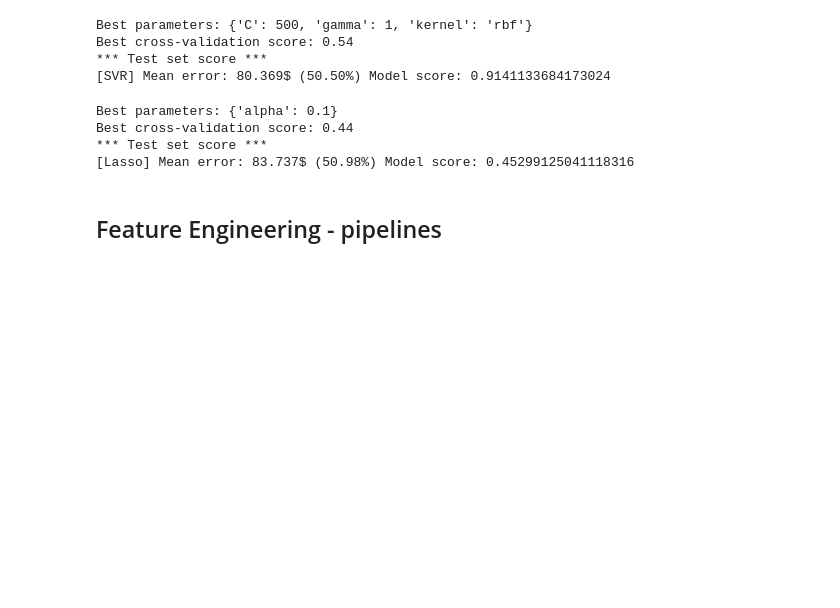
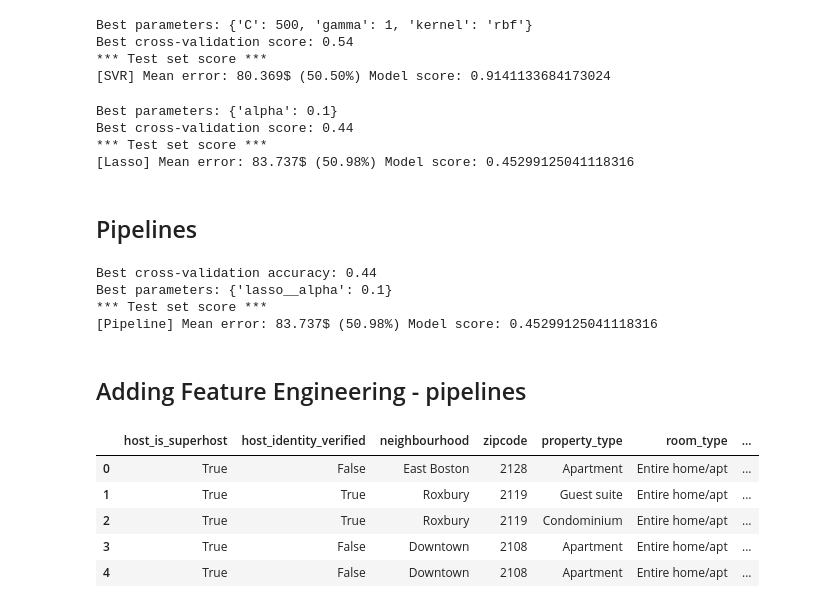
Before and after one commit to icta-tecaji/python-machine-learning-public, a Jupyter notebook: 03_Feature_Engineering/10_General_example.ipynb, the cells around one changed output. Cells and saved outputs as stored; diff of their text form; code cells hidden in the pictures; blank space fills up the shorter version.

```diff
--- a/03_Feature_Engineering/10_General_example.ipynb
+++ b/03_Feature_Engineering/10_General_example.ipynb
@@ -261,5 +262,61 @@ Best parameters: {'alpha': 0.1}
 Best cross-validation score: 0.44
 *** Test set score ***
 [Lasso] Mean error: 83.737$ (50.98%) Model score: 0.45299125041118316
+# %% [markdown]
+## Pipelines
+# %%
+from sklearn.pipeline import make_pipeline
+from sklearn.model_selection import GridSearchCV
+
+airbnb_boston = pd.read_pickle("data/boston_listings_clean2.pkl")
+airbnb_boston_numeric = airbnb_boston.select_dtypes(include='number')
+airbnb_boston_numeric.dropna(axis = 0, how ='any', inplace=True)
+
+def run_regression_pipeline(data, model, param_grid):
+    X = data.drop(columns=["price_usd"]).values
+    y = data["price_usd"].values
+    X_train, X_test, y_train, y_test = train_test_split(X, y, test_size=0.2, random_state=0)
+
+    # Dodajte pipeline
+    pipe = make_pipeline(StandardScaler(), model)
+    grid = GridSearchCV(pipe, param_grid=param_grid, cv=5)
+    grid.fit(X_train, y_train)
+
+    # ocenjevanje modela
+    print(f"Best cross-validation accuracy: {grid.best_score_:.2f}")
+    print(f"Best parameters: {grid.best_params_}")
+    pred = grid.predict(X_test)
+    mse = np.sqrt(mean_squared_error(y_test,pred))
+    score = grid.score(X_train, y_train)
+    print("*** Test set score ***")
+    print(f'[{type(grid.best_estimator_).__name__}] Mean error: {mse:.3f}$ ({mse/np.mean(pred)*100:.2f}%) Model score: {score}')
+
+
+
+from sklearn.linear_model import Lasso
+
+param_grid = {'lasso__alpha': [0.001, 0.01, 0.1, 1, 10, 100]}
+lasso_model = Lasso()
+run_regression_pipeline(airbnb_boston_numeric, lasso_model, param_grid)
+# %% [output]
+Best cross-validation accuracy: 0.44
+Best parameters: {'lasso__alpha': 0.1}
+*** Test set score ***
+[Pipeline] Mean error: 83.737$ (50.98%) Model score: 0.45299125041118316
 # %% [markdown]
-## Feature Engineering - pipelines
+## Adding Feature Engineering - pipelines
+# %%
+airbnb_boston = pd.read_pickle("data/boston_listings_clean2.pkl")
+# print(airbnb_boston.shape)
+# airbnb_boston.head()
+# airbnb_boston.isnull().sum()
+airbnb_boston.drop(columns=["host_response_time", "host_response_rate", "host_acceptance_rate", "cleaning_fee_usd"], inplace=True)
+# %%
+airbnb_boston.head()
+# %% [output]
+|  | host_is_superhost | host_identity_verified | neighbourhood | zipcode | property_type | room_type | ... |
+| 0 | True | False | East Boston | 2128 | Apartment | Entire home/apt | ... |
+| 1 | True | True | Roxbury | 2119 | Guest suite | Entire home/apt | ... |
+| 2 | True | True | Roxbury | 2119 | Condominium | Entire home/apt | ... |
+| 3 | True | False | Downtown | 2108 | Apartment | Entire home/apt | ... |
+| 4 | True | False | Downtown | 2108 | Apartment | Entire home/apt | ... |
```
Also changed, not shown: parts of 5 cells of this notebook, 1 other file.
